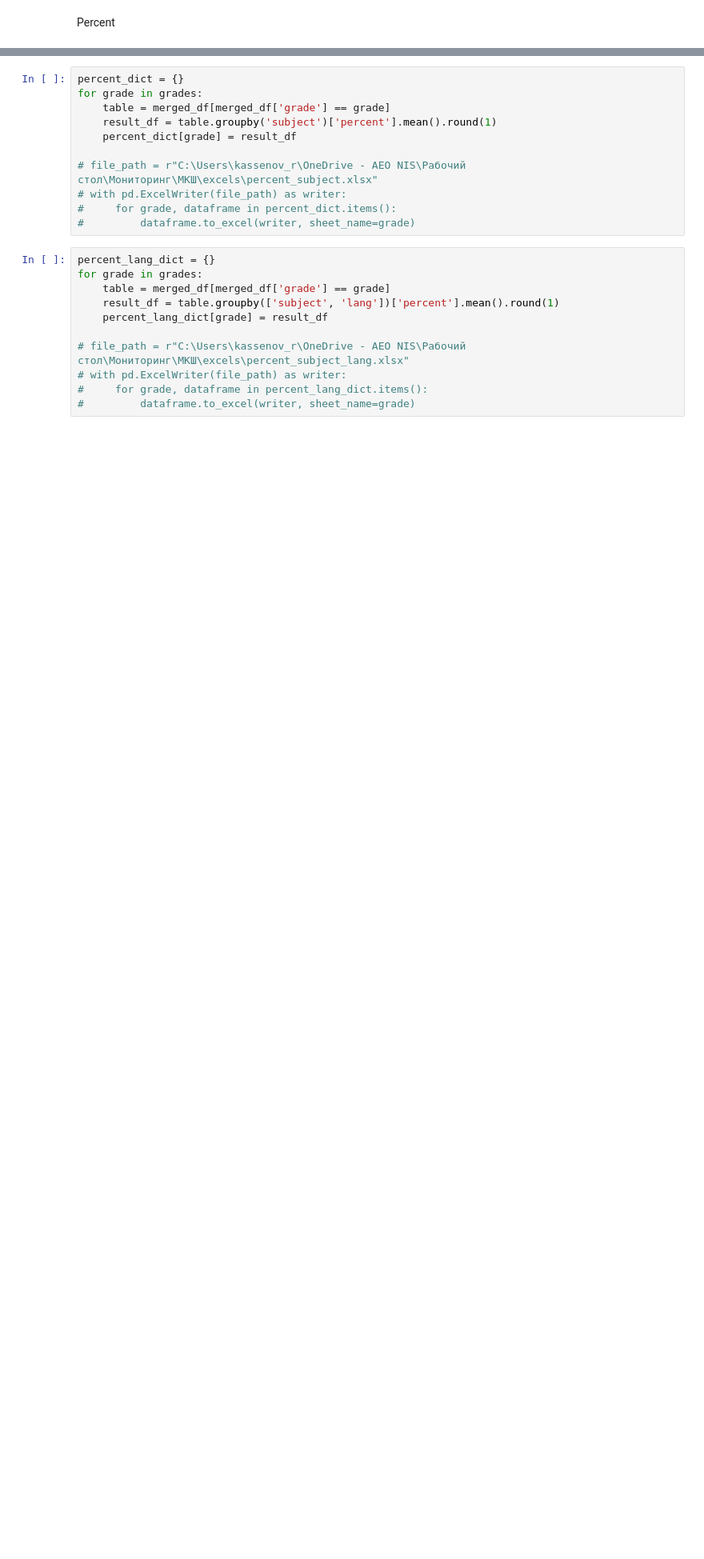
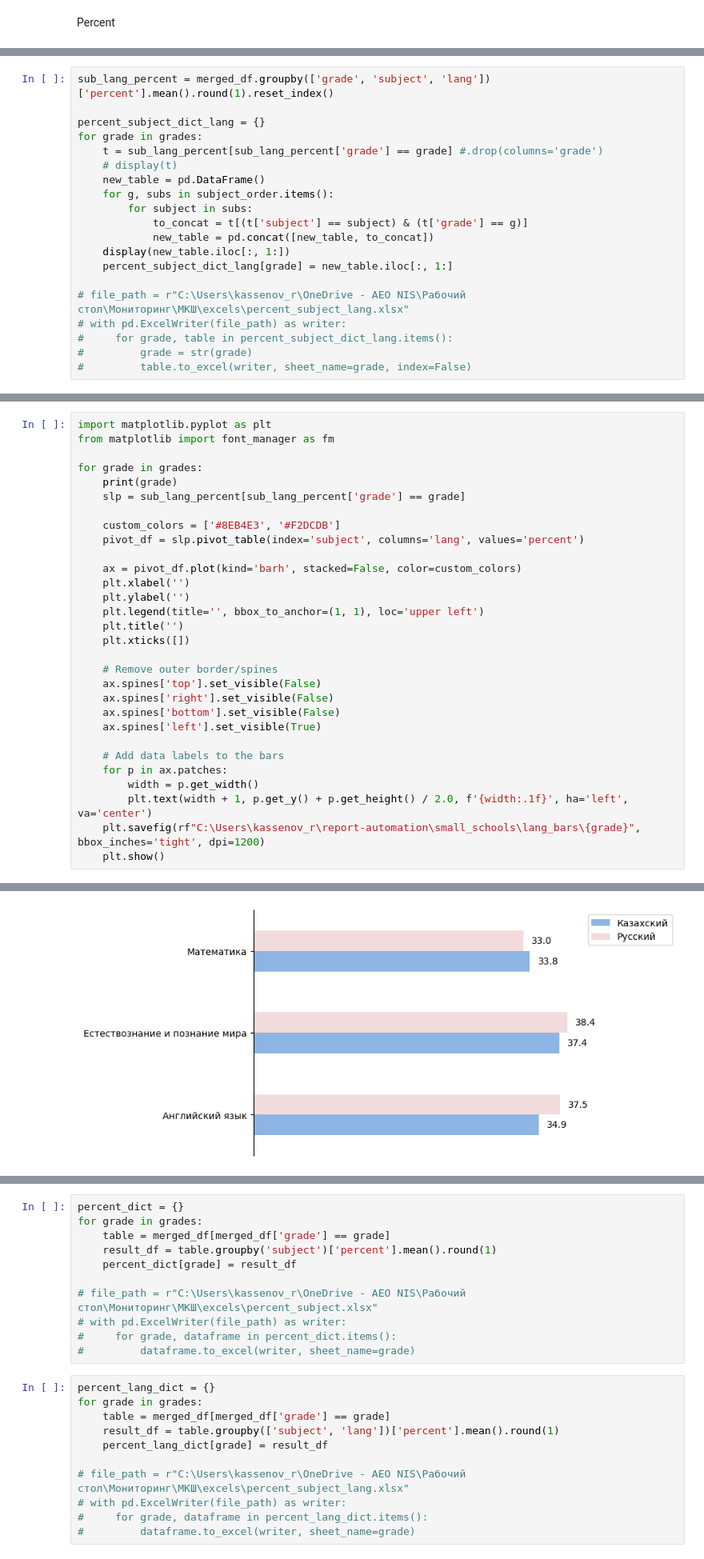
Before and after one commit to rkasseno/report-automation, a Jupyter notebook: small_schools/main.ipynb, the cells around one changed output, grey strips where cells are left out. Shown at 80% size. Cells and saved outputs as stored; diff of their text form; blank space fills up the shorter version.

Commit message:
report-automation

```diff
--- a/small_schools/main.ipynb
+++ b/small_schools/main.ipynb
@@ -178,0 +506,20 @@ Percent
+# %%
+sub_lang_percent = merged_df.groupby(['grade', 'subject', 'lang'])['percent'].mean().round(1).reset_index()
+
+percent_subject_dict_lang = {}
+for grade in grades:
+    t = sub_lang_percent[sub_lang_percent['grade'] == grade] #.drop(columns='grade')
+    # display(t)
+    new_table = pd.DataFrame()
+    for g, subs in subject_order.items():
+        for subject in subs:
+            to_concat = t[(t['subject'] == subject) & (t['grade'] == g)]
+            new_table = pd.concat([new_table, to_concat])
+    display(new_table.iloc[:, 1:])
+    percent_subject_dict_lang[grade] = new_table.iloc[:, 1:]
+
+# file_path = r"C:\Users\kassenov_r\OneDrive - AEO NIS\Рабочий стол\Мониторинг\МКШ\excels\percent_subject_lang.xlsx"
+# with pd.ExcelWriter(file_path) as writer:
+#     for grade, table in percent_subject_dict_lang.items():
+#         grade = str(grade)
+#         table.to_excel(writer, sheet_name=grade, index=False)
@@ -178,0 +556,31 @@ Percent
+# %%
+import matplotlib.pyplot as plt
+from matplotlib import font_manager as fm
+
+for grade in grades:
+    print(grade)
+    slp = sub_lang_percent[sub_lang_percent['grade'] == grade]
+
+    custom_colors = ['#8EB4E3', '#F2DCDB']
+    pivot_df = slp.pivot_table(index='subject', columns='lang', values='percent')
+
+    ax = pivot_df.plot(kind='barh', stacked=False, color=custom_colors)
+    plt.xlabel('')
+    plt.ylabel('')
+    plt.legend(title='', bbox_to_anchor=(1, 1), loc='upper left')
+    plt.title('')
+    plt.xticks([])
+
+    # Remove outer border/spines
+    ax.spines['top'].set_visible(False)
+    ax.spines['right'].set_visible(False)
+    ax.spines['bottom'].set_visible(False)
+    ax.spines['left'].set_visible(True)
+
+    # Add data labels to the bars
+    for p in ax.patches:
+        width = p.get_width()
+        plt.text(width + 1, p.get_y() + p.get_height() / 2.0, f'{width:.1f}', ha='left', va='center')
+    plt.savefig(rf"C:\Users\kassenov_r\report-automation\small_schools\lang_bars\{grade}", bbox_inches='tight', dpi=1200)
+    plt.show()
+# %% [output]
@@ -178,0 +588 @@ Percent
+[figure, added]
```
Also changed, not shown: parts of 81 cells of this notebook, 35 other files.
